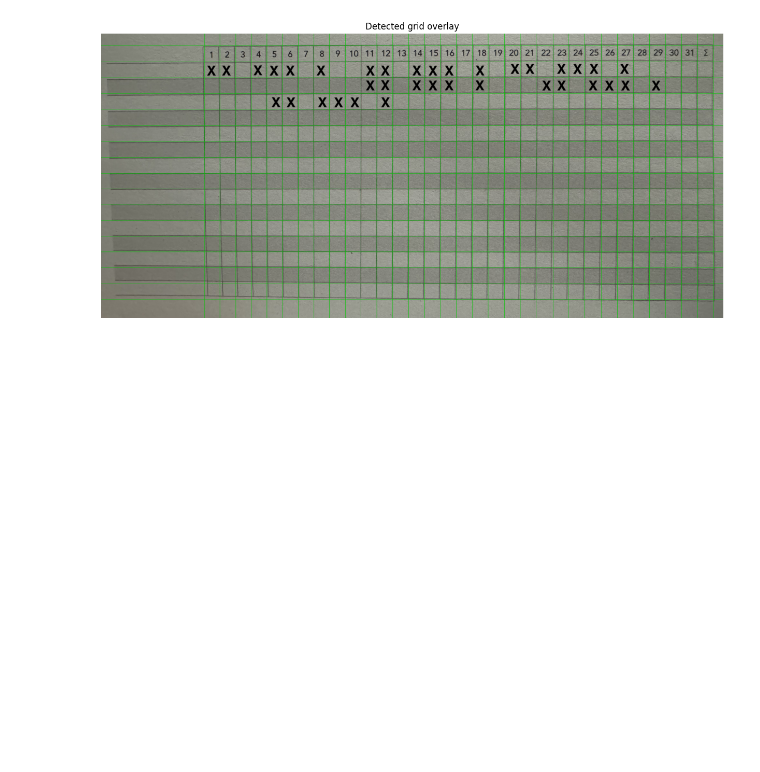
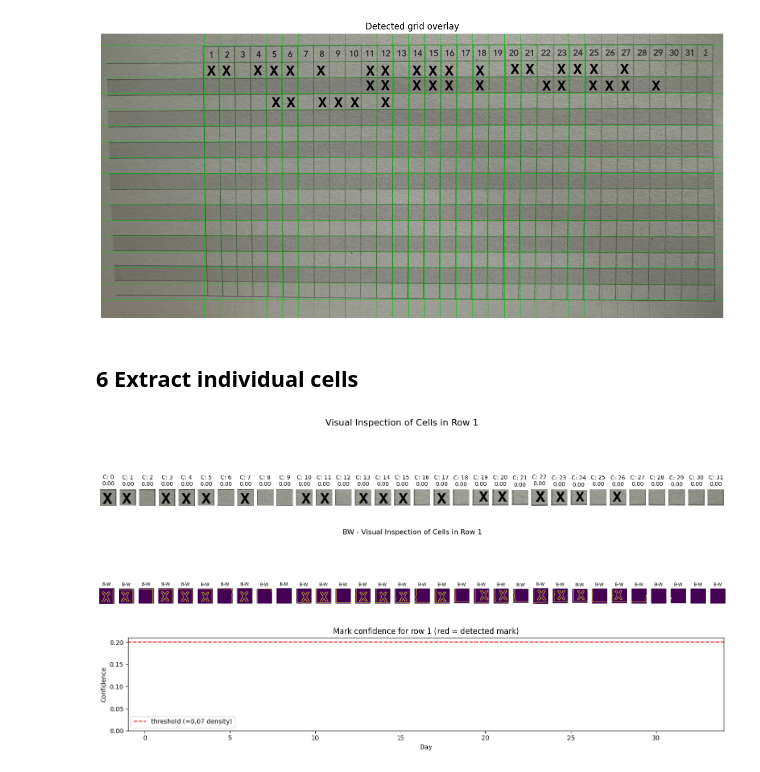
Before and after one commit to oguzmum/trackwise, a Jupyter notebook: table-detection-poc.ipynb, the cells around one changed output. Cells and saved outputs as stored; diff of their text form; code cells hidden in the pictures; blank space fills up the shorter version.

Commit message:
detect mark in cell - wip

```diff
--- a/table-detection-poc.ipynb
+++ b/table-detection-poc.ipynb
@@ -175,3 +175,60 @@ grid_img = draw_grid(img, tableDetectionResult, color=(0, 200, 0))
 show(grid_img, "Detected grid overlay")
 # %% [output]
 [figure]
+# %% [markdown]
+## 6 Extract individual cells
+# %%
+SAMPLE_ROW = 1
+y1, y2 = row_positions[SAMPLE_ROW], row_positions[SAMPLE_ROW + 1]
+n_cols = len(col_positions) - 1
+
+fig, axes = plt.subplots(1, n_cols, figsize=(20, 4))
+fig.suptitle(f"Visual Inspection of Cells in Row {SAMPLE_ROW}", fontsize=16)
+
+fig_bw, bw_axes = plt.subplots(1, n_cols, figsize=(20, 4))
+fig_bw.suptitle(f"BW - Visual Inspection of Cells in Row {SAMPLE_ROW}", fontsize=16)
+
+densities = []
+for c in range(n_cols):
+    x1, x2 = col_positions[c], col_positions[c + 1]
+    cell = img[y1:y2, x1:x2]
+    cell_rgb = cv2.cvtColor(cell, cv2.COLOR_BGR2RGB)
+
+    cell_preprocessed_img = preprocess_for_mark_detection(cell)
+    bw_img = bw_axes[c]
+    bw_img.imshow(cell_preprocessed_img)
+    bw_img.set_title("B-W", color="black", fontsize=10)
+    bw_img.axis("off")
+
+    has_mark, conf, lines = detect_mark_in_cell(cell_preprocessed_img)
+    densities.append(conf)
+
+    ax = axes[c]
+    ax.imshow(cell_rgb)
+
+    for lx1, ly1, lx2, ly2 in lines:
+        ax.plot([lx1, lx2], [ly1, ly2], color='lime', linewidth=2)
+
+    title_color = "red" if has_mark else "black"
+    ax.set_title(f"C: {c}\n{conf:.2f}", color=title_color, fontsize=10)
+    ax.axis("off")
+
+plt.tight_layout()
+plt.show()
+
+
+plt.figure(figsize=(14, 3))
+days = range(1, len(densities) + 1)
+colors = ["tomato" if d > 0.2 else "steelblue" for d in densities]
+plt.bar(days, densities, color=colors)
+plt.axhline(y=0.2, color="red", linestyle="--", label="threshold (≈0.07 density)")
+plt.xlabel("Day")
+plt.ylabel("Confidence")
+plt.title(f"Mark confidence for row {SAMPLE_ROW} (red = detected mark)")
+plt.legend()
+plt.tight_layout()
+plt.show()
+# %% [output]
+[figure, added]
+[figure, added]
+[figure, added]
```
Also changed, not shown: parts of 1 cell of this notebook, 1 other file.
